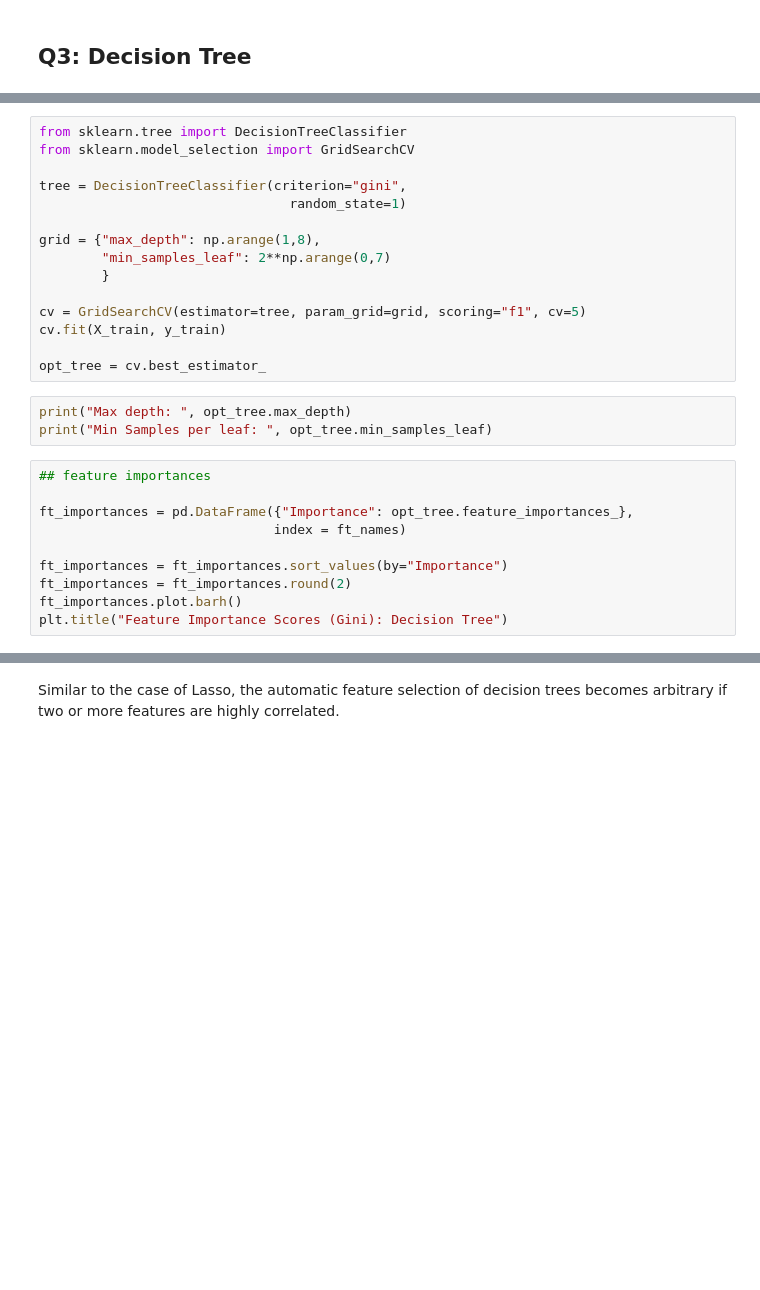
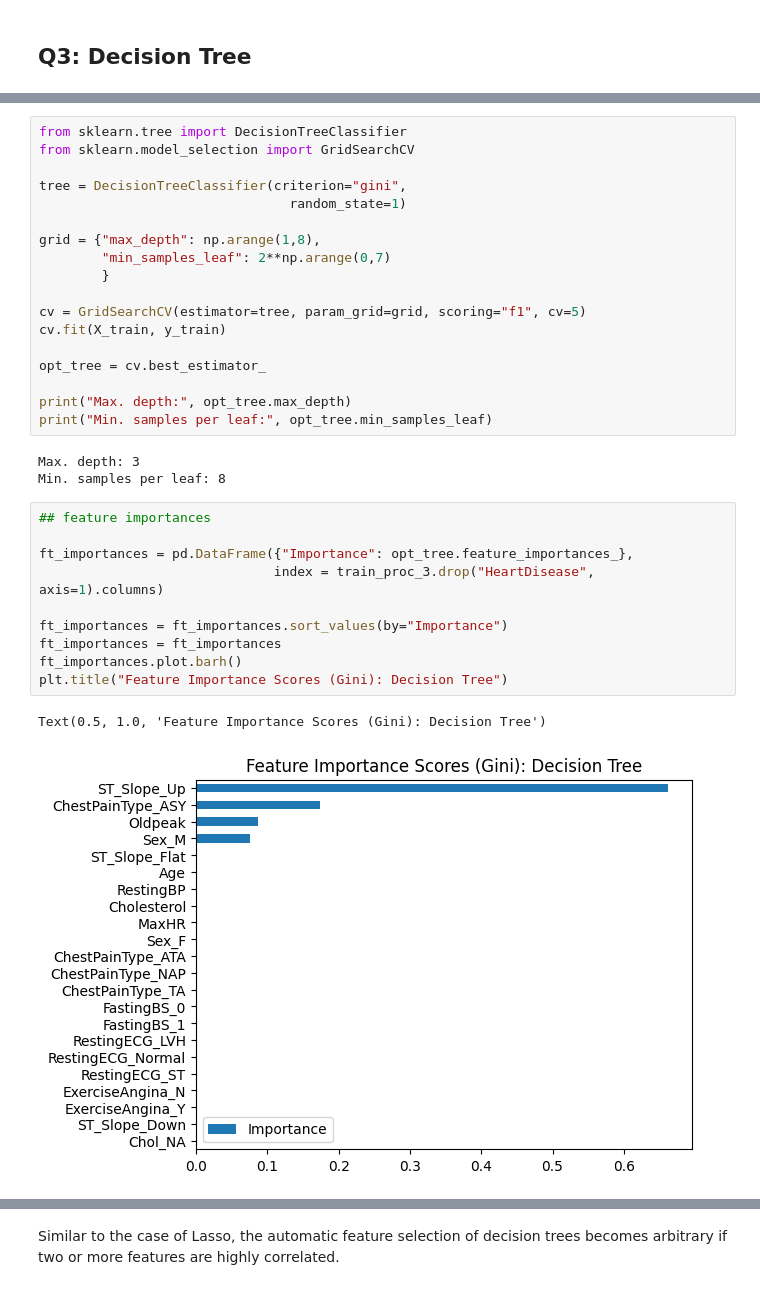
Before and after one commit to nmamie/ML4H_Project1, a Jupyter notebook: ML4H_Project1_Task1_Nici.ipynb, the cells around one changed output, grey strips where cells are left out. Cells and saved outputs as stored; diff of their text form; blank space fills up the shorter version.

```diff
--- a/ML4H_Project1_Task1_Nici.ipynb
+++ b/ML4H_Project1_Task1_Nici.ipynb
@@ -475,19 +571,25 @@ cv = GridSearchCV(estimator=tree, param_grid=grid, scoring="f1", cv=5)
 cv.fit(X_train, y_train)
 
 opt_tree = cv.best_estimator_
+
+print("Max. depth:", opt_tree.max_depth)
+print("Min. samples per leaf:", opt_tree.min_samples_leaf)
+# %% [output]
+Max. depth: 3
+Min. samples per leaf: 8
-# %%
-print("Max depth: ", opt_tree.max_depth)
-print("Min Samples per leaf: ", opt_tree.min_samples_leaf)
 # %%
 ## feature importances
 
 ft_importances = pd.DataFrame({"Importance": opt_tree.feature_importances_},
-                              index = ft_names)
+                              index = train_proc_3.drop("HeartDisease", axis=1).columns)
 
 ft_importances = ft_importances.sort_values(by="Importance")
-ft_importances = ft_importances.round(2)
+ft_importances = ft_importances
 ft_importances.plot.barh()
 plt.title("Feature Importance Scores (Gini): Decision Tree")
+# %% [output]
+Text(0.5, 1.0, 'Feature Importance Scores (Gini): Decision Tree')
+[figure, added]
 # %%
 ## inspect tree structure
 from sklearn.tree import plot_tree
```
Also changed, not shown: parts of 45 cells of this notebook.
